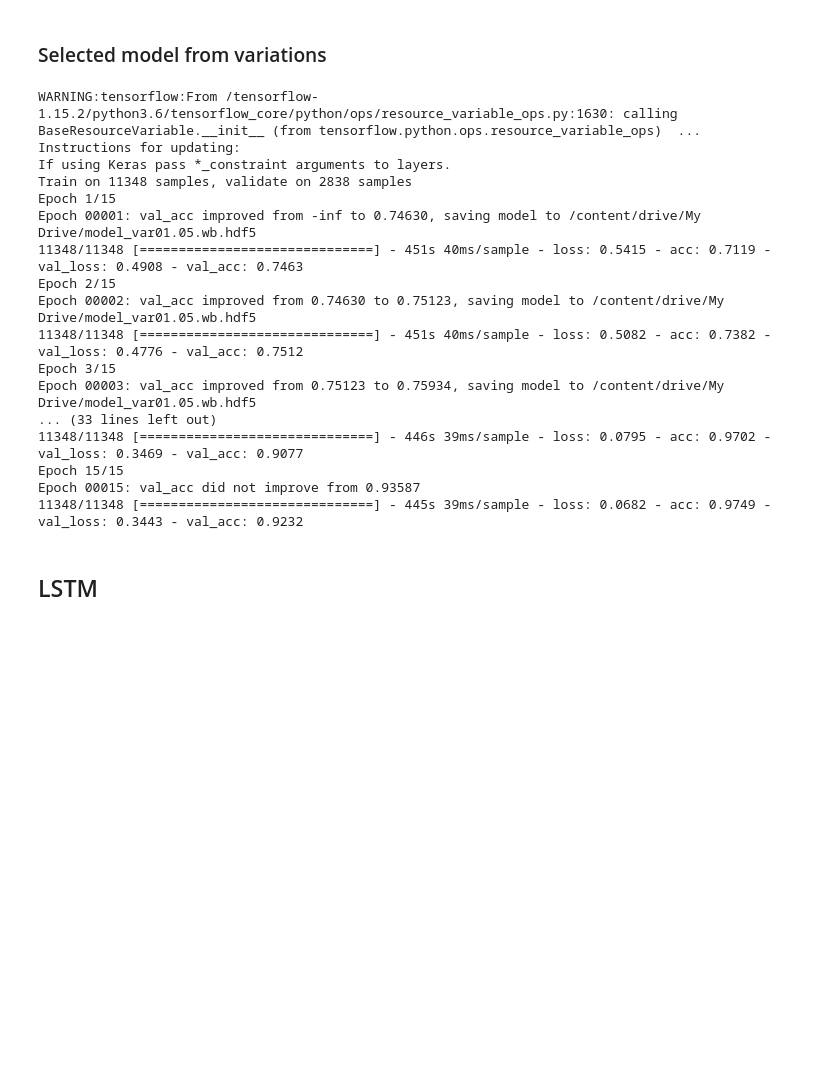
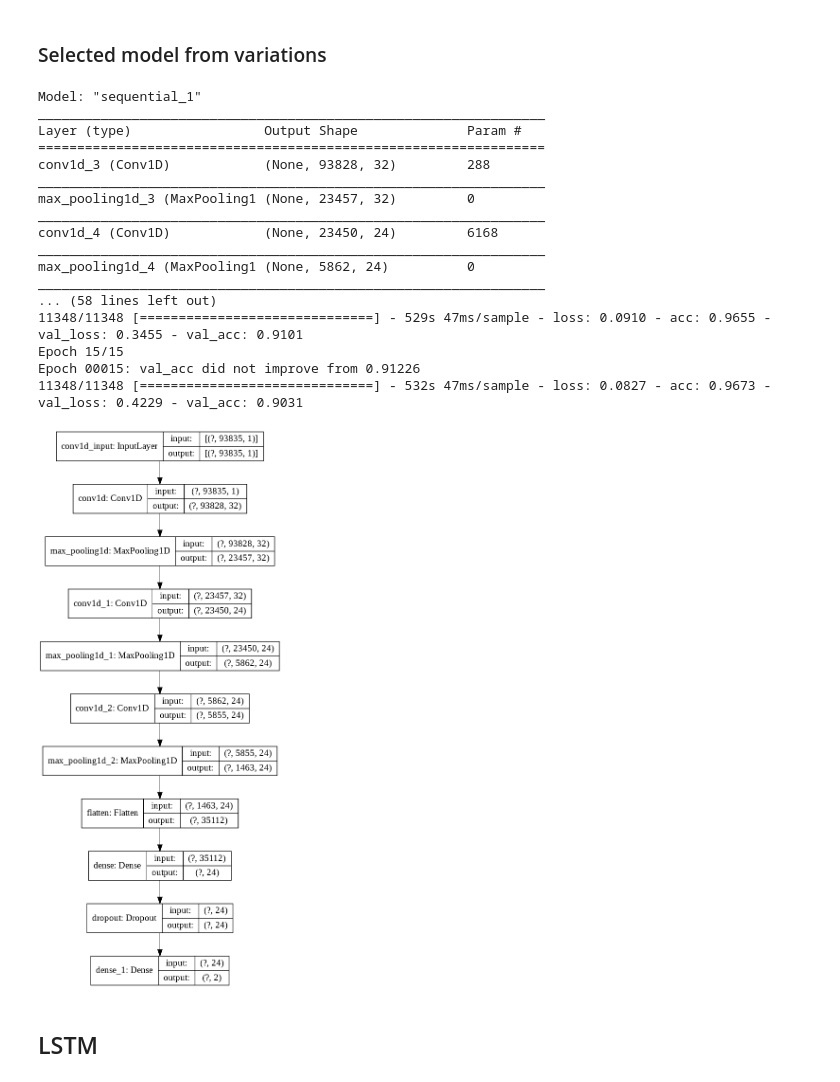
Before and after one commit to Tiago-Minuzzi/phd-proj, a Jupyter notebook: pynb/ml_tes_ident.ipynb, the cells around one changed output. Cells and saved outputs as stored; diff of their text form; code cells hidden in the pictures; blank space fills up the shorter version.

```diff
--- a/pynb/ml_tes_ident.ipynb
+++ b/pynb/ml_tes_ident.ipynb
@@ -108,23 +94,0 @@ def fasta_frame(fasta_file,label):
-# %%
-def ohe_fun(coluna):
-  integer_encoder = LabelEncoder()
-  one_hot_encoder = OneHotEncoder(categories='auto')
-  # input_features = []
-  for linha in coluna[coluna.columns[1]]:
-    integer_encoded = integer_encoder.fit_transform(list(linha))
-    integer_encoded = np.array(integer_encoded).reshape(-1, 1)
-    one_hot_encoded = one_hot_encoder.fit_transform(integer_encoded)
-    # yield one_hot_encoded
-    input_features = pad_sequences(one_hot_encoded, padding='post')
-    input_features = np.stack(input_features)
-    yield input_features
-# %%
-def flatten_sequence(pred_fasta_flat):
-  dimensoes=pred_fasta_flat.shape
-  n_samples=dimensoes[0]
-  n_x=dimensoes[1]
-  n_y=dimensoes[2]
-  n_xy=(n_x * n_y)
-  pred_fasta_flat=pred_fasta_flat.reshape(n_samples,n_xy)
-  # return(pred_fasta_flat)
-  yield pred_fasta_flat
@@ -153,7 +123,7 @@ seq_df.sample(10)
 # %%
 seq_df = pd.read_csv('/content/drive/My Drive/ml_df_train_set_00.01.csv')
 # %%
-seq_df = pd.read_csv('lstm_test_set.csv')
+seq_df = pd.read_csv('nadd_ml_df_train_set_00.01.csv')
 # %%
 seq_df.shape
 # %% [output]
@@ -1291,21 +1241,21 @@ history_var01_05 = model_var01_05.fit(x_train_3d, ynn_train,
                                 validation_data = (x_test_3d,ynn_test),
                                 shuffle=True)
 # %% [output]
-WARNING:tensorflow:From /tensorflow-1.15.2/python3.6/tensorflow_core/python/ops/resource_variable_ops.py:1630: calling BaseResourceVariable.__init__ (from tensorflow.python.ops.resource_variable_ops)  ...
-Instructions for updating:
-If using Keras pass *_constraint arguments to layers.
-Train on 11348 samples, validate on 2838 samples
-Epoch 1/15
-Epoch 00001: val_acc improved from -inf to 0.74630, saving model to /content/drive/My Drive/model_var01.05.wb.hdf5
-11348/11348 [==============================] - 451s 40ms/sample - loss: 0.5415 - acc: 0.7119 - val_loss: 0.4908 - val_acc: 0.7463
-Epoch 2/15
-Epoch 00002: val_acc improved from 0.74630 to 0.75123, saving model to /content/drive/My Drive/model_var01.05.wb.hdf5
-11348/11348 [==============================] - 451s 40ms/sample - loss: 0.5082 - acc: 0.7382 - val_loss: 0.4776 - val_acc: 0.7512
-Epoch 3/15
-Epoch 00003: val_acc improved from 0.75123 to 0.75934, saving model to /content/drive/My Drive/model_var01.05.wb.hdf5
-... (33 lines left out)
-11348/11348 [==============================] - 446s 39ms/sample - loss: 0.0795 - acc: 0.9702 - val_loss: 0.3469 - val_acc: 0.9077
+Model: "sequential_1"
+_________________________________________________________________
+Layer (type)                 Output Shape              Param #
+=================================================================
+conv1d_3 (Conv1D)            (None, 93828, 32)         288
+_________________________________________________________________
+max_pooling1d_3 (MaxPooling1 (None, 23457, 32)         0
+_________________________________________________________________
+conv1d_4 (Conv1D)            (None, 23450, 24)         6168
+_________________________________________________________________
+max_pooling1d_4 (MaxPooling1 (None, 5862, 24)          0
+_________________________________________________________________
+... (58 lines left out)
+11348/11348 [==============================] - 529s 47ms/sample - loss: 0.0910 - acc: 0.9655 - val_loss: 0.3455 - val_acc: 0.9101
 Epoch 15/15
-Epoch 00015: val_acc did not improve from 0.93587
-11348/11348 [==============================] - 445s 39ms/sample - loss: 0.0682 - acc: 0.9749 - val_loss: 0.3443 - val_acc: 0.9232
+Epoch 00015: val_acc did not improve from 0.91226
+11348/11348 [==============================] - 532s 47ms/sample - loss: 0.0827 - acc: 0.9673 - val_loss: 0.4229 - val_acc: 0.9031
 # %%
@@ -1313 +1267,9 @@ model_var01_05.save("/content/drive/My Drive/model_var01.05.hdf5")
+# %%
+# Plot model
+tf.keras.utils.plot_model(model_var01_05,
+                          show_shapes = True,
+                          show_layer_names = True,
+                          to_file = 'model_nadd_var01_05.png')
+# %% [output]
+[figure, added]
 # %%
```
Also changed, not shown: parts of 13 cells of this notebook.
